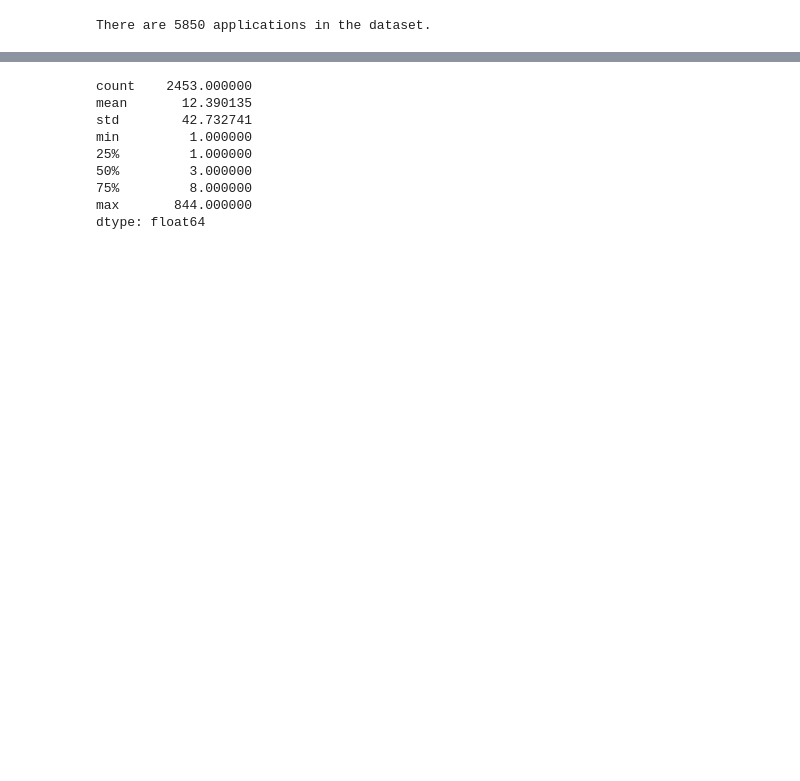
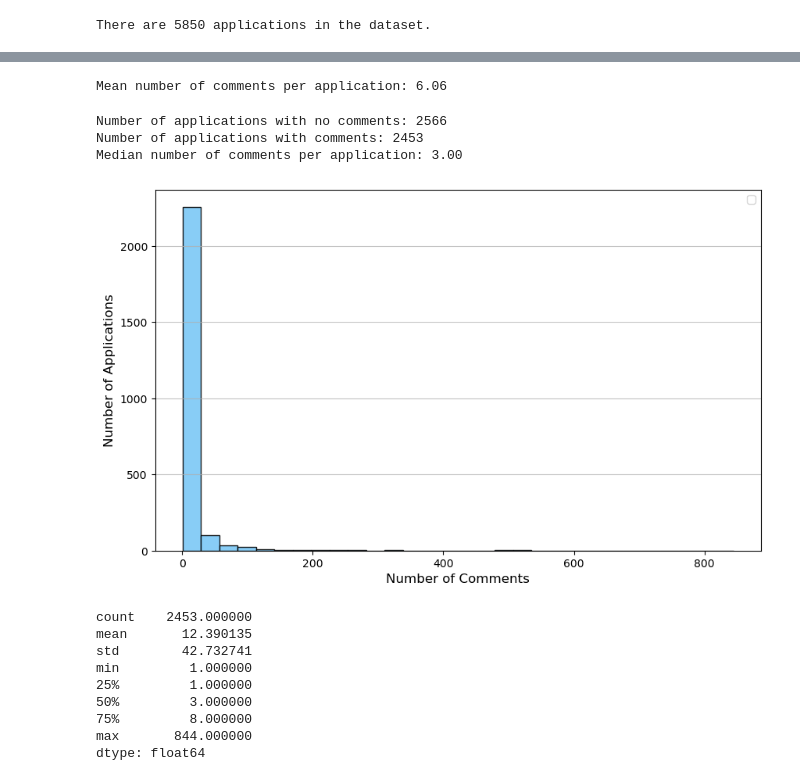
Before and after one commit to Bea-Taylor/nimby_nlp, a Jupyter notebook: nbs/1_1_0_summary_analysis.ipynb, the cells around one changed output, grey strips where cells are left out. Drawn from its saved outputs; the diff is of its cells as text; code cells hidden in the pictures; blank space fills up the shorter version.

```diff
--- a/nbs/1_1_0_summary_analysis.ipynb
+++ b/nbs/1_1_0_summary_analysis.ipynb
@@ -15,3 +16,7 @@ application_df = pd.read_csv(application_df_path)
 print(f"There are {len(application_df)} applications in the dataset.")
 # %% [output]
 There are 5850 applications in the dataset.
+# %%
+# drop 'Bromley' applications -  sicne haven't been able to get the comments for these
+application_df = application_df[application_df['borough'] != 'Bromley']
+print(f"There are {len(application_df)} applications in the dataset after dropping Bromley applications.")
@@ -42,3 +88,39 @@ Total number of applications: 2453
+# %%
+# mean number of comments per application accoutning for applications with no comments
+mean_comments_per_application = len(df) / len(application_df.pp_id.unique())
+print(f"Mean number of comments per application: {mean_comments_per_application:.2f}")
+# %% [output]
+Mean number of comments per application: 6.06
+# %%
+apps_with_no_comments = len(application_df.pp_id.unique()) - len(df.application_id.unique())
+print(f"Number of applications with no comments: {apps_with_no_comments}")
+print(f"Number of applications with comments: {len(df.application_id.unique())}")
+
+# median number of comments per application accoutning for applications with no comments
+# Create a DataFrame with all applications and their comment counts
+comment_counts = df.groupby('application_id').size().reset_index(name='comment_count')
+# Merge with the application DataFrame to include all applications
+application_counts = application_df[['pp_id']].rename(columns={'pp_id': 'application_id'})
+merged_counts = comment_counts.merge(application_counts, on='application_id', how='left').fillna(0)
+# Calculate the median of comment counts
+median_comments_per_application = merged_counts['comment_count'].median()
+print(f"Median number of comments per application: {median_comments_per_application:.2f}")
+# %% [output]
+Number of applications with no comments: 2566
+Number of applications with comments: 2453
+Median number of comments per application: 3.00
+# %%
+# plot histogram of merged_counts['comment_count']
+plt.figure(figsize=(10, 6))
+plt.hist(merged_counts['comment_count'], bins=30, edgecolor='black', alpha=0.9, color='xkcd:lightblue')
+# plt.title('Distribution of Comments per Application')
+plt.xlabel('Number of Comments', fontsize=12)
+plt.ylabel('Number of Applications', fontsize=12)
+plt.grid(axis='y', alpha=0.75)
+plt.legend()
+plt.show()
+# %% [output]
+[figure, added]
 # %%
 df.groupby("application_id").size().describe()
 # %% [output]
```
Also changed, not shown: parts of 28 cells of this notebook, 1 other file.
